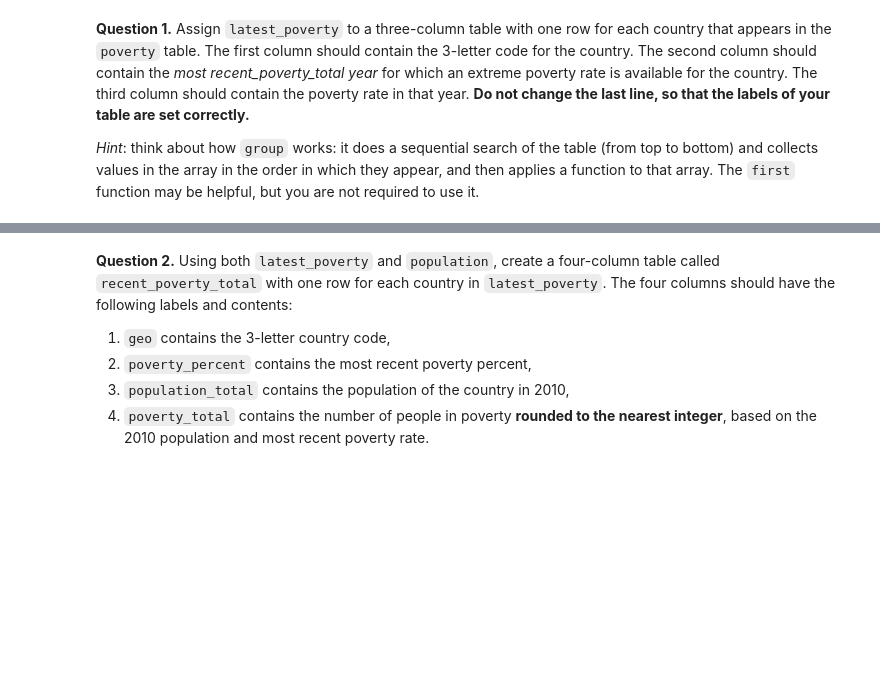
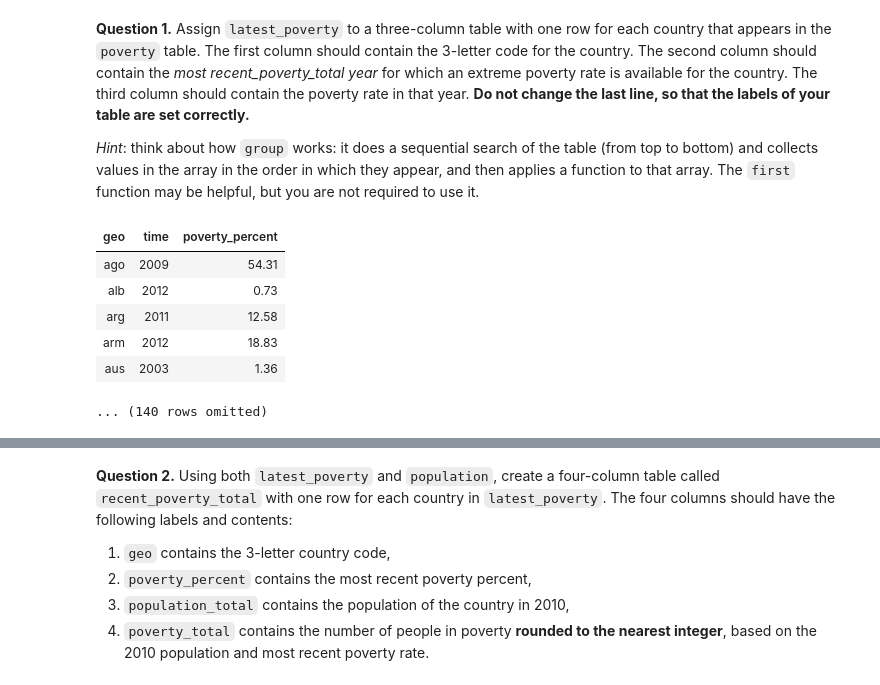
Before and after one commit to TimOgden/IntroToDataScience, a Jupyter notebook: project1/project1.ipynb, the cells around one changed output, grey strips where cells are left out. Saved outputs shown, nothing was run; the diff lists cells and outputs as text; code cells hidden in the pictures; blank space fills up the shorter version.

```diff
--- a/project1/project1.ipynb
+++ b/project1/project1.ipynb
@@ -517,9 +589,17 @@ poverty.show(3)
 # %%
 def first(values):
     return values.item(0)
 
-latest_poverty = ...
-
+latest_poverty = poverty.group('geo', max)
 latest_poverty.relabel(0, 'geo').relabel(1, 'time').relabel(2, 'poverty_percent') # You should *not* change this line.
+latest_poverty.show(5)
+# %% [output]
+| geo | time | poverty_percent |
+| ago | 2009 | 54.31 |
+| alb | 2012 | 0.73 |
+| arg | 2011 | 12.58 |
+| arm | 2012 | 18.83 |
+| aus | 2003 | 1.36 |
+... (140 rows omitted)
 # %%
 _ = ok.grade('q2_1')
```
Also changed, not shown: parts of 24 cells of this notebook, 58 other files.
